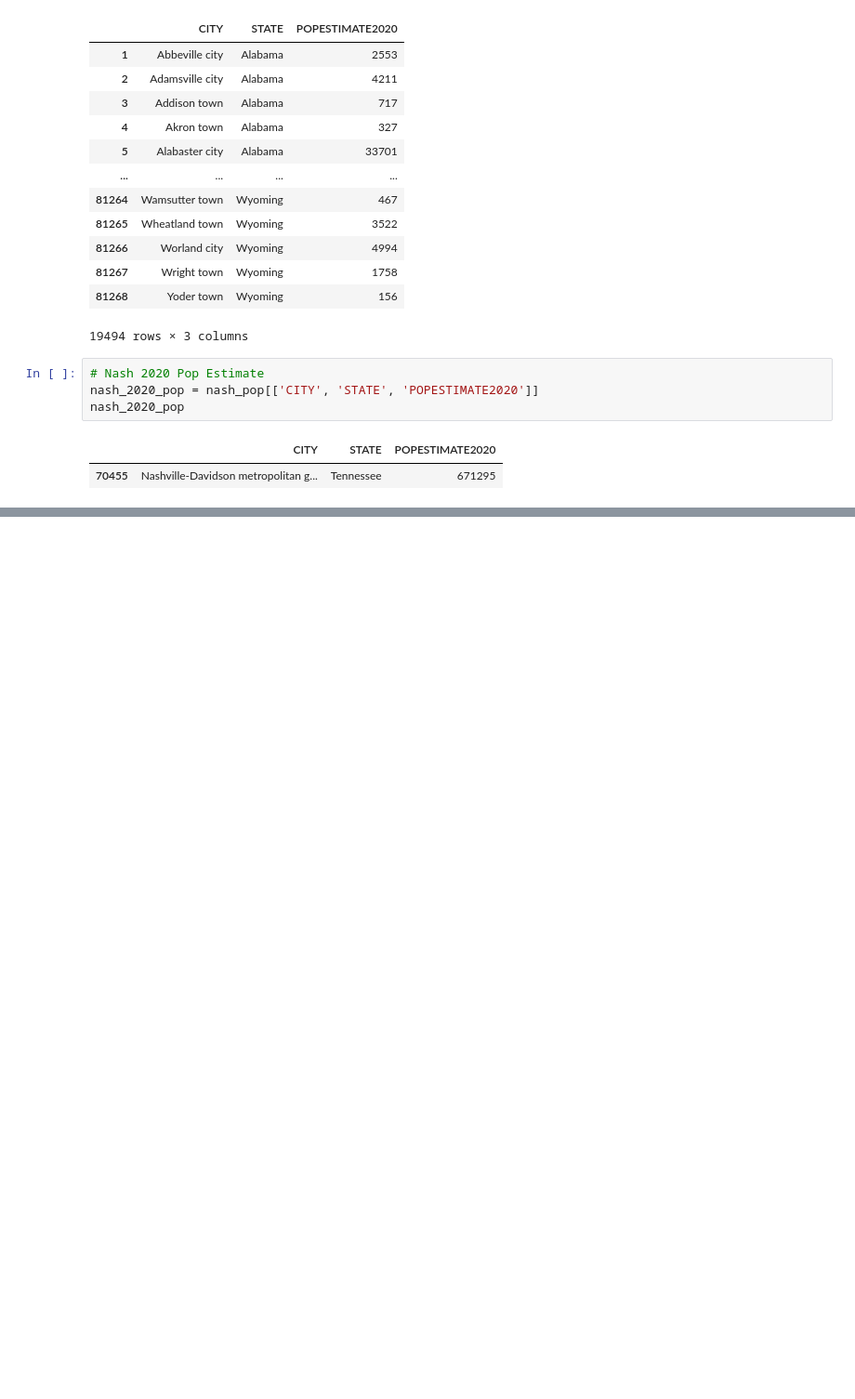
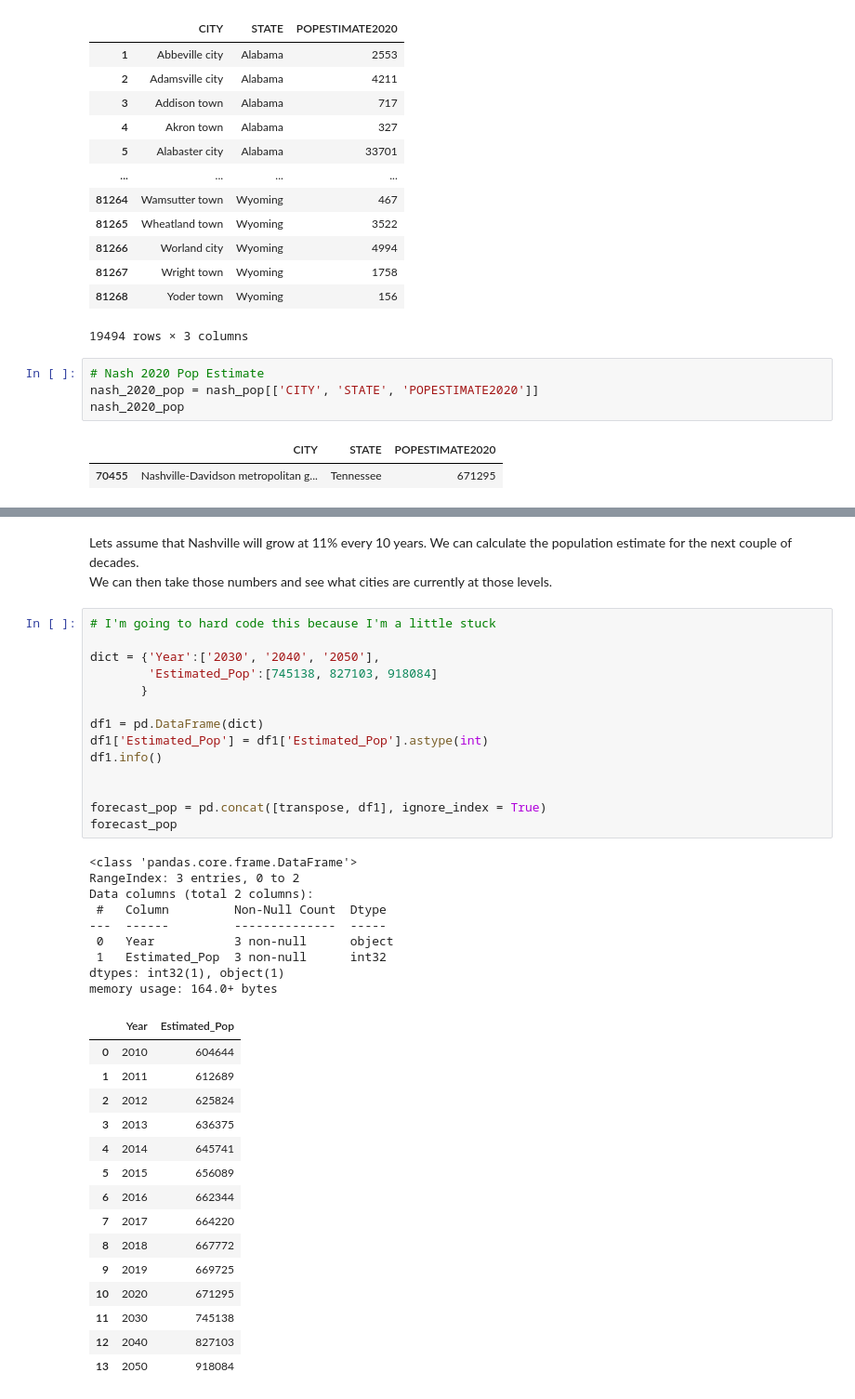
Before and after one commit to tye642/nashville_public_transportation, a Jupyter notebook: notebook/census_data_analysis.ipynb, the cells around one changed output, grey strips where cells are left out. Shown: that part at 93% size. Cells and saved outputs as stored; diff of their text form; blank space fills up the shorter version.

```diff
--- a/notebook/census_data_analysis.ipynb
+++ b/notebook/census_data_analysis.ipynb
@@ -208,0 +262,43 @@ Text(0.5, 1.0, 'Nashville Estimate Population')
+# %% [markdown]
+
+Lets assume that Nashville will grow at 11% every 10 years. We can calculate the population estimate for the next couple of decades. \
+We can then take those numbers and see what cities are currently at those levels.
+# %%
+# I'm going to hard code this because I'm a little stuck
+
+dict = {'Year':['2030', '2040', '2050'],
+        'Estimated_Pop':[745138, 827103, 918084]
+       }
+
+df1 = pd.DataFrame(dict)
+df1['Estimated_Pop'] = df1['Estimated_Pop'].astype(int)
+df1.info()
+
+
+forecast_pop = pd.concat([transpose, df1], ignore_index = True)
+forecast_pop
+# %% [output]
+<class 'pandas.core.frame.DataFrame'>
+RangeIndex: 3 entries, 0 to 2
+Data columns (total 2 columns):
+ #   Column         Non-Null Count  Dtype
+---  ------         --------------  -----
+ 0   Year           3 non-null      object
+ 1   Estimated_Pop  3 non-null      int32
+dtypes: int32(1), object(1)
+memory usage: 164.0+ bytes
+|  | Year | Estimated_Pop |
+| 0 | 2010 | 604644 |
+| 1 | 2011 | 612689 |
+| 2 | 2012 | 625824 |
+| 3 | 2013 | 636375 |
+| 4 | 2014 | 645741 |
+| 5 | 2015 | 656089 |
+| 6 | 2016 | 662344 |
+| 7 | 2017 | 664220 |
+| 8 | 2018 | 667772 |
+| 9 | 2019 | 669725 |
+| 10 | 2020 | 671295 |
+| 11 | 2030 | 745138 |
+| 12 | 2040 | 827103 |
+| 13 | 2050 | 918084 |
```
Also changed, not shown: parts of 20 cells of this notebook, 4 other files.
